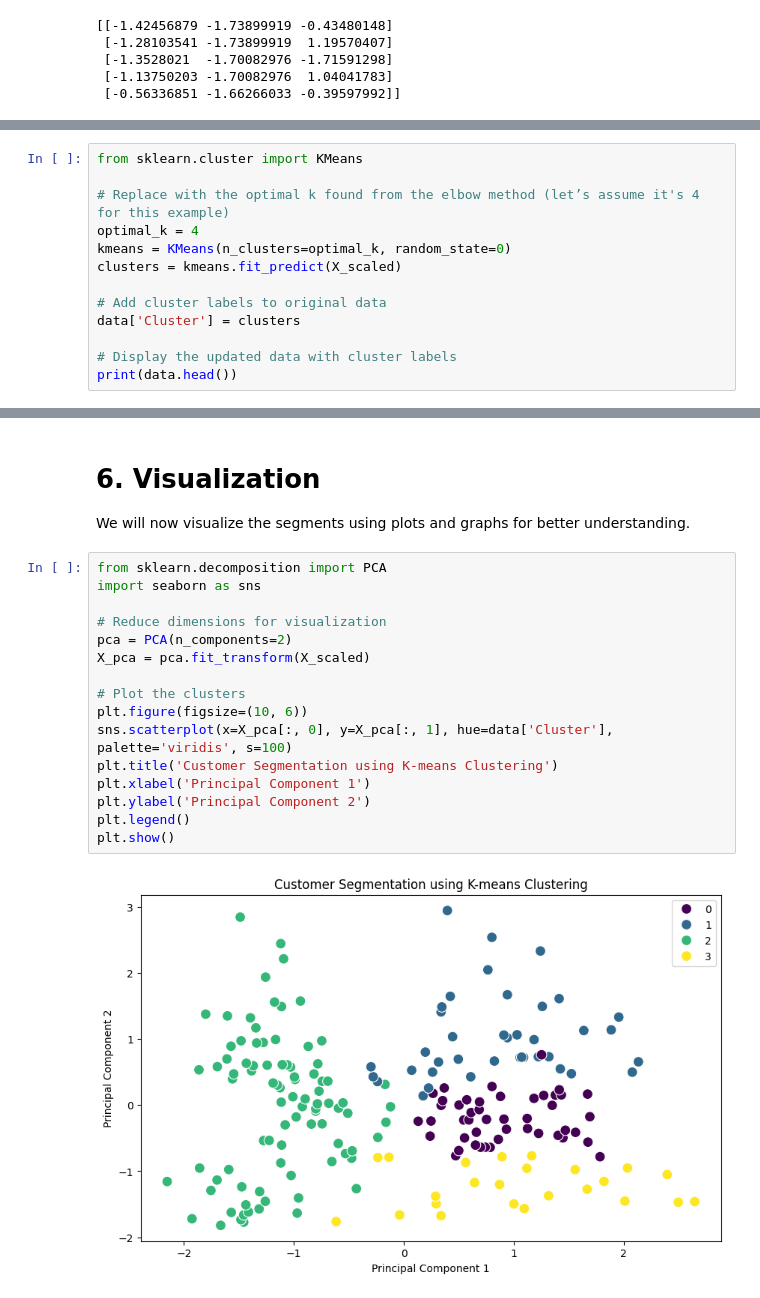
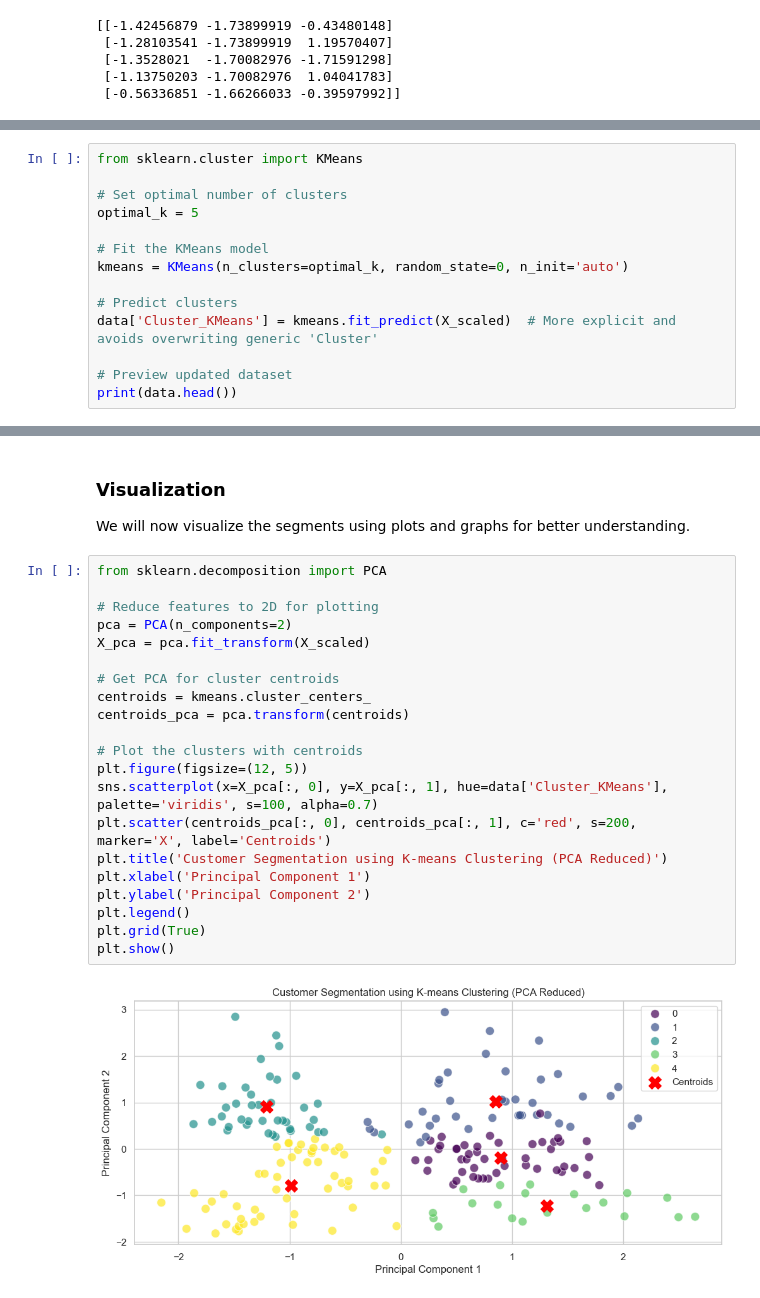
Before and after one commit to mechadns/clustering-customer-behavior, a Jupyter notebook: ClusterLogic.ipynb, the cells around one changed output, grey strips where cells are left out. Cells and saved outputs as stored; diff of their text form.

```diff
--- a/ClusterLogic.ipynb
+++ b/ClusterLogic.ipynb
@@ -104,15 +196,16 @@ We then fit the K-means model using the optimal number of clusters determined in
 # %%
 from sklearn.cluster import KMeans
 
-# Replace with the optimal k found from the elbow method (let’s assume it's 4 for this example)
-optimal_k = 4
-kmeans = KMeans(n_clusters=optimal_k, random_state=0)
-clusters = kmeans.fit_predict(X_scaled)
+# Set optimal number of clusters
+optimal_k = 5
 
-# Add cluster labels to original data
-data['Cluster'] = clusters
+# Fit the KMeans model
+kmeans = KMeans(n_clusters=optimal_k, random_state=0, n_init='auto')
 
-# Display the updated data with cluster labels
+# Predict clusters
+data['Cluster_KMeans'] = kmeans.fit_predict(X_scaled)  # More explicit and avoids overwriting generic 'Cluster'
+
+# Preview updated dataset
 print(data.head())
 # %% [output]
    CustomerID   Genre  Age  Annual Income (k$)  Spending Score (1-100)  \
@@ -131,21 +224,26 @@ print(data.head())
 # %% [markdown]
-# 6. Visualization
+### Visualization
 We will now visualize the segments using plots and graphs for better understanding.
 # %%
 from sklearn.decomposition import PCA
-import seaborn as sns
 
-# Reduce dimensions for visualization
+# Reduce features to 2D for plotting
 pca = PCA(n_components=2)
 X_pca = pca.fit_transform(X_scaled)
 
-# Plot the clusters
-plt.figure(figsize=(10, 6))
-sns.scatterplot(x=X_pca[:, 0], y=X_pca[:, 1], hue=data['Cluster'], palette='viridis', s=100)
-plt.title('Customer Segmentation using K-means Clustering')
+# Get PCA for cluster centroids
+centroids = kmeans.cluster_centers_
+centroids_pca = pca.transform(centroids)
+
+# Plot the clusters with centroids
+plt.figure(figsize=(12, 5))
+sns.scatterplot(x=X_pca[:, 0], y=X_pca[:, 1], hue=data['Cluster_KMeans'], palette='viridis', s=100, alpha=0.7)
+plt.scatter(centroids_pca[:, 0], centroids_pca[:, 1], c='red', s=200, marker='X', label='Centroids')
+plt.title('Customer Segmentation using K-means Clustering (PCA Reduced)')
 plt.xlabel('Principal Component 1')
 plt.ylabel('Principal Component 2')
 plt.legend()
+plt.grid(True)
 plt.show()
 # %% [output]
-[figure, old version]
+[figure, new version]
```
Also changed, not shown: parts of 61 cells of this notebook, 2 other files.
